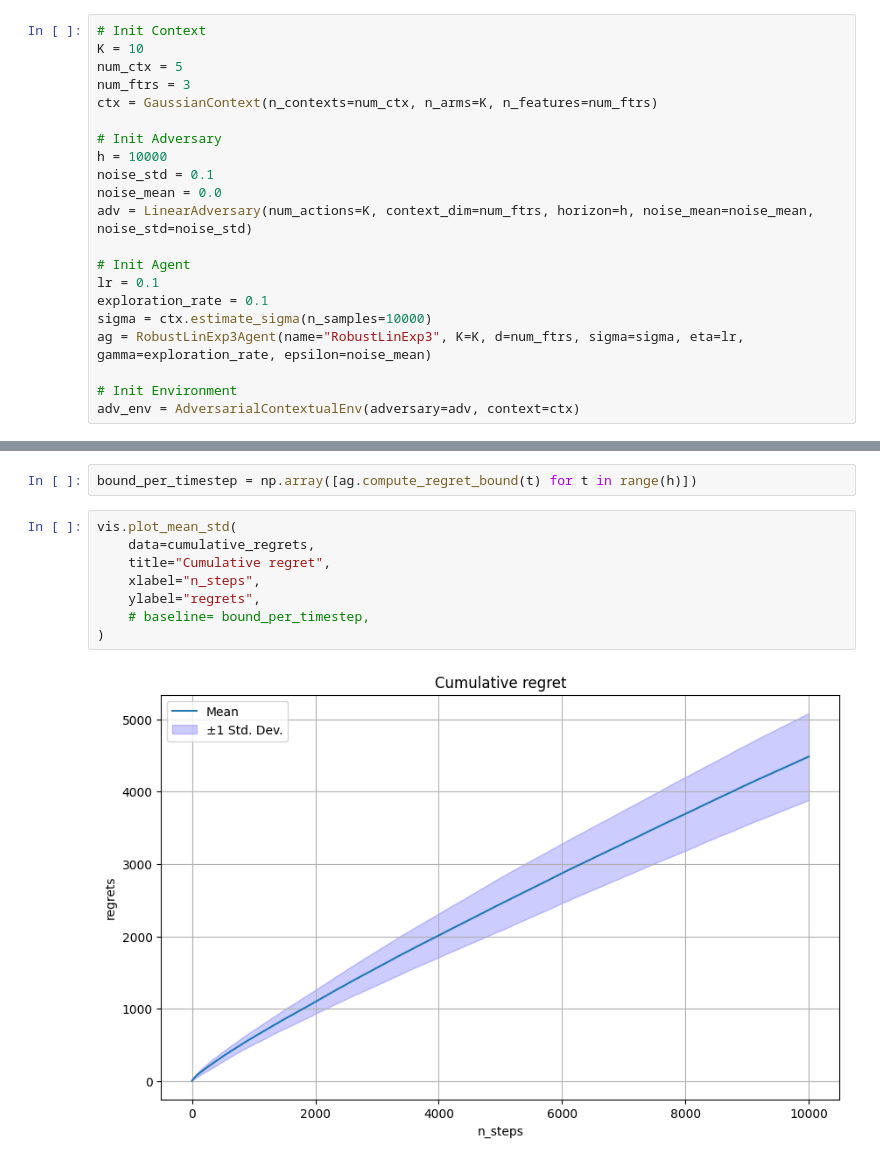
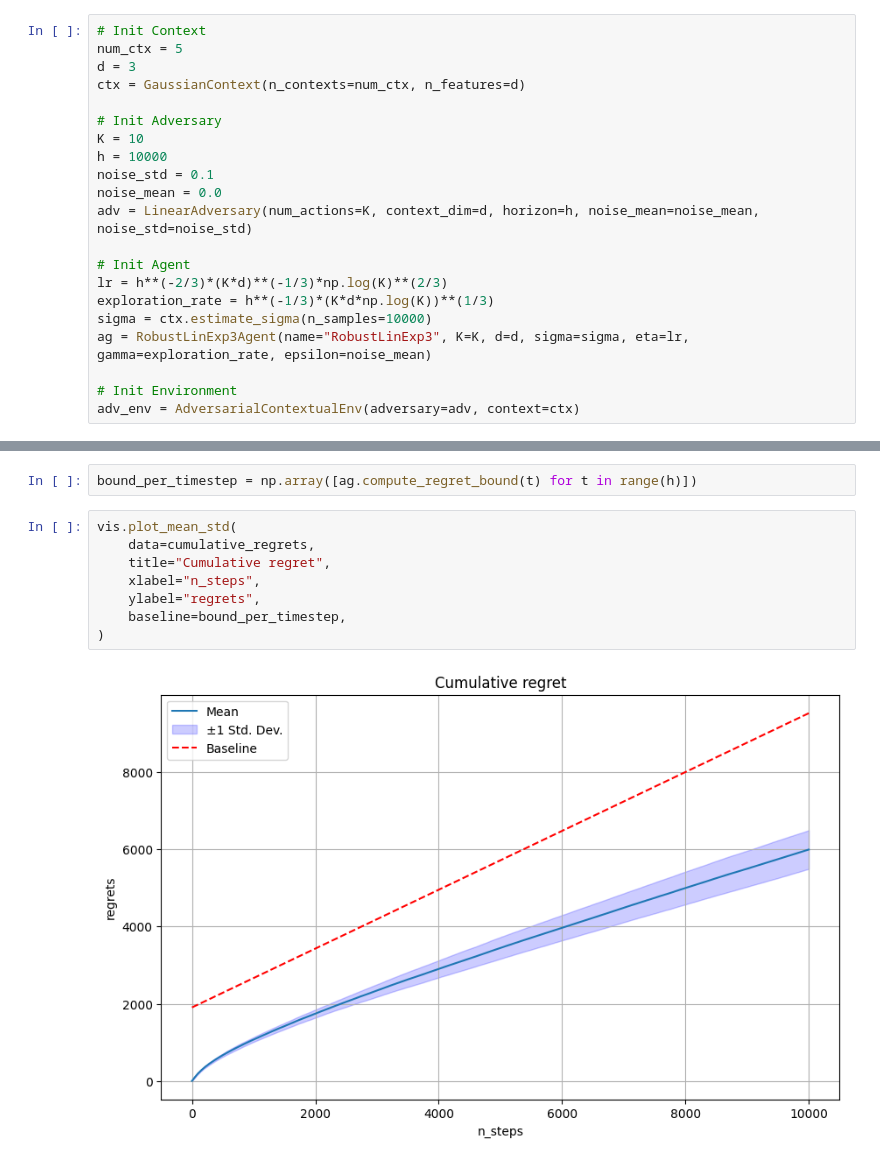
Before and after one commit to Oscar12346/bandit_research_group_9, a Jupyter notebook: experiments/Experiments.ipynb, the cells around one changed output, grey strips where cells are left out. Drawn from its saved outputs; the diff is of its cells as text.

Commit message:
Tide bound

```diff
--- a/experiments/Experiments.ipynb
+++ b/experiments/Experiments.ipynb
@@ -26,22 +26,22 @@ from src.adversarial_contextual_mab import AdversarialContextualMAB
 from src.display.visualization import Visualization as vis
 # %%
 # Init Context
-K = 10
 num_ctx = 5
-num_ftrs = 3
-ctx = GaussianContext(n_contexts=num_ctx, n_arms=K, n_features=num_ftrs)
+d = 3
+ctx = GaussianContext(n_contexts=num_ctx, n_features=d)
 
 # Init Adversary
+K = 10
 h = 10000
 noise_std = 0.1
 noise_mean = 0.0
-adv = LinearAdversary(num_actions=K, context_dim=num_ftrs, horizon=h, noise_mean=noise_mean, noise_std=noise_std)
+adv = LinearAdversary(num_actions=K, context_dim=d, horizon=h, noise_mean=noise_mean, noise_std=noise_std)
 
 # Init Agent
-lr = 0.1
-exploration_rate = 0.1
+lr = h**(-2/3)*(K*d)**(-1/3)*np.log(K)**(2/3)
+exploration_rate = h**(-1/3)*(K*d*np.log(K))**(1/3)
 sigma = ctx.estimate_sigma(n_samples=10000)
-ag = RobustLinExp3Agent(name="RobustLinExp3", K=K, d=num_ftrs, sigma=sigma, eta=lr, gamma=exploration_rate, epsilon=noise_mean)
+ag = RobustLinExp3Agent(name="RobustLinExp3", K=K, d=d, sigma=sigma, eta=lr, gamma=exploration_rate, epsilon=noise_mean)
 
 # Init Environment
 adv_env = AdversarialContextualEnv(adversary=adv, context=ctx)
@@ -60,10 +60,10 @@ bound_per_timestep = np.array([ag.compute_regret_bound(t) for t in range(h)])
 # %%
 vis.plot_mean_std(
     data=cumulative_regrets,
     title="Cumulative regret",
     xlabel="n_steps",
     ylabel="regrets",
-    # baseline= bound_per_timestep,
+    baseline=bound_per_timestep,
 )
 # %% [output]
-[figure, old version]
+[figure, new version]
```
Also changed, not shown: 1 other file.
